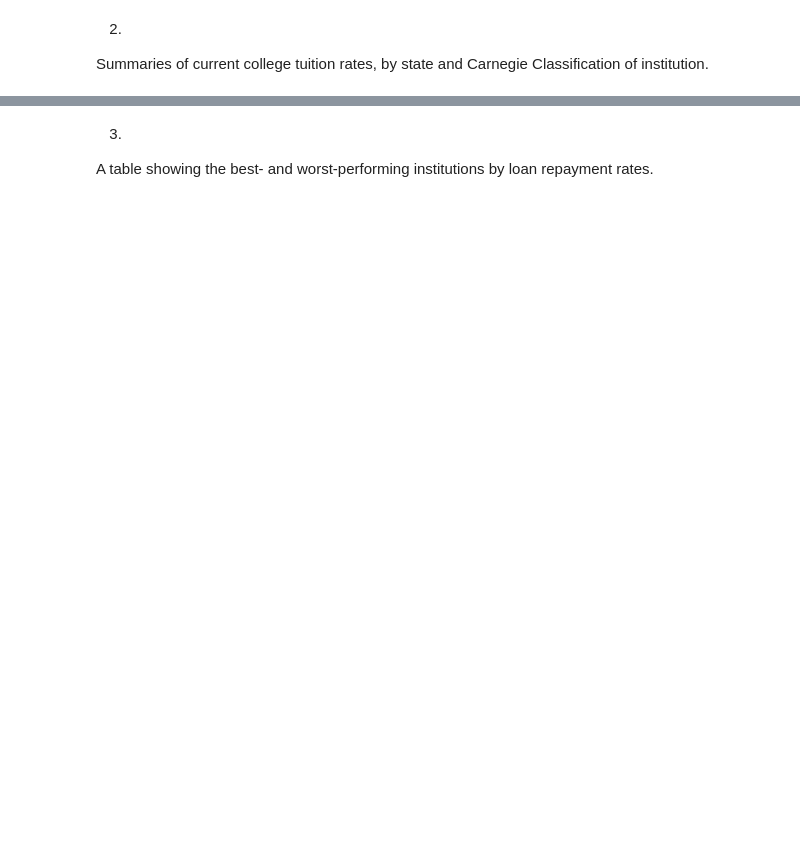
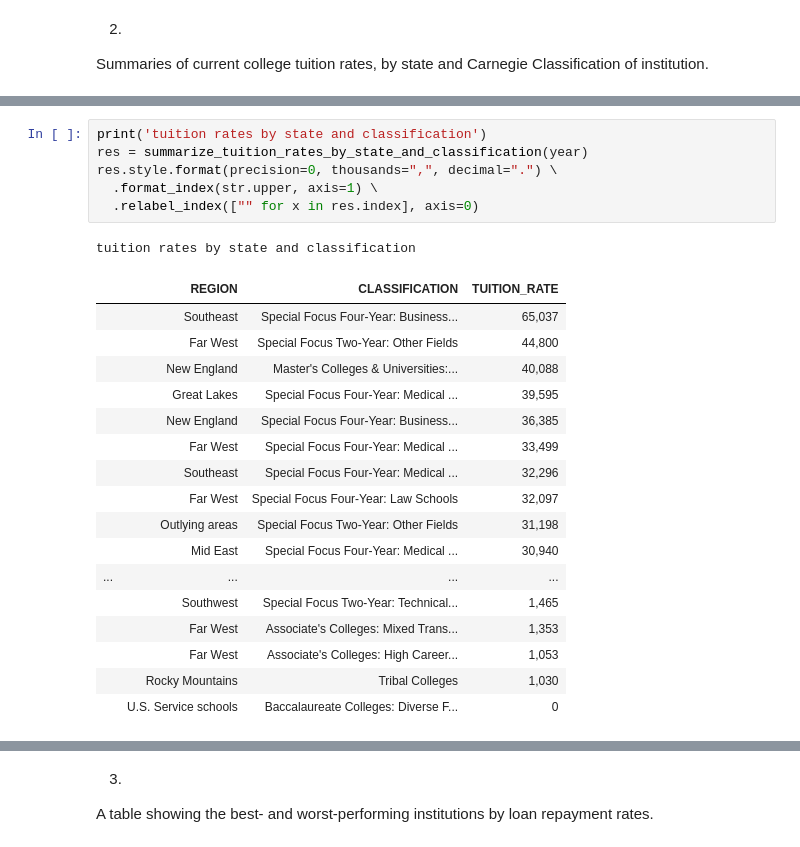
Before and after one commit to vinay-maruri/data-pipeline-CMU, a Jupyter notebook: Reporting Notebook.ipynb, the cells around one changed output, grey strips where cells are left out. Drawn from its saved outputs; the diff is of its cells as text; blank space fills up the shorter version.

```diff
--- a/Reporting Notebook.ipynb
+++ b/Reporting Notebook.ipynb
@@ -322,6 +348,31 @@ tuition rates by state and classification
 | 204 | Rocky Mountains | Tribal Colleges | 1030.00 |
 | 0 | U.S. Service schools | Baccalaureate Colleges: Diverse F... | 0.00 |
 262 rows × 3 columns
+# %%
+print('tuition rates by state and classification')
+res = summarize_tuition_rates_by_state_and_classification(year)
+res.style.format(precision=0, thousands=",", decimal=".") \
+  .format_index(str.upper, axis=1) \
+  .relabel_index(["" for x in res.index], axis=0)
+# %% [output]
+tuition rates by state and classification
+|  | REGION | CLASSIFICATION | TUITION_RATE |
+|  | Southeast | Special Focus Four-Year: Business... | 65,037 |
+|  | Far West | Special Focus Two-Year: Other Fields | 44,800 |
+|  | New England | Master's Colleges & Universities:... | 40,088 |
+|  | Great Lakes | Special Focus Four-Year: Medical ... | 39,595 |
+|  | New England | Special Focus Four-Year: Business... | 36,385 |
+|  | Far West | Special Focus Four-Year: Medical ... | 33,499 |
+|  | Southeast | Special Focus Four-Year: Medical ... | 32,296 |
+|  | Far West | Special Focus Four-Year: Law Schools | 32,097 |
+|  | Outlying areas | Special Focus Two-Year: Other Fields | 31,198 |
+|  | Mid East | Special Focus Four-Year: Medical ... | 30,940 |
+| ... | ... | ... | ... |
+|  | Southwest | Special Focus Two-Year: Technical... | 1,465 |
+|  | Far West | Associate's Colleges: Mixed Trans... | 1,353 |
+|  | Far West | Associate's Colleges: High Career... | 1,053 |
+|  | Rocky Mountains | Tribal Colleges | 1,030 |
+|  | U.S. Service schools | Baccalaureate Colleges: Diverse F... | 0 |
 # %%
 def summarize_tuition_rates_by_state(year):
     """
```
Also changed, not shown: parts of 25 cells of this notebook.
